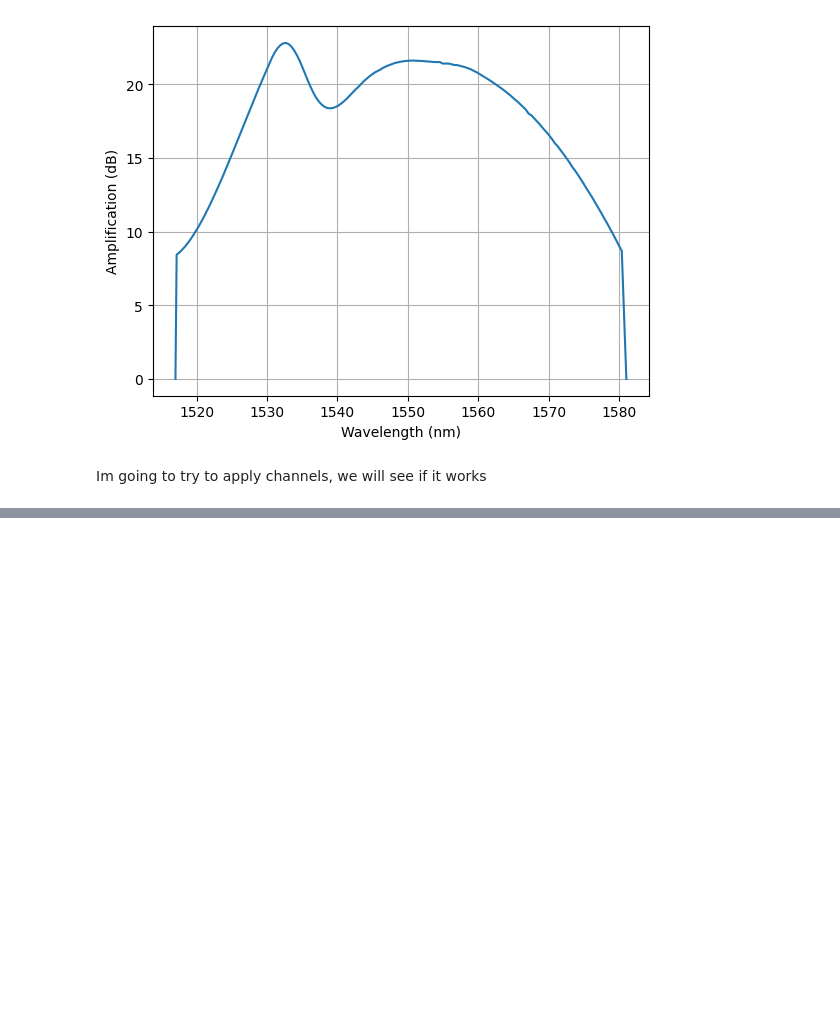
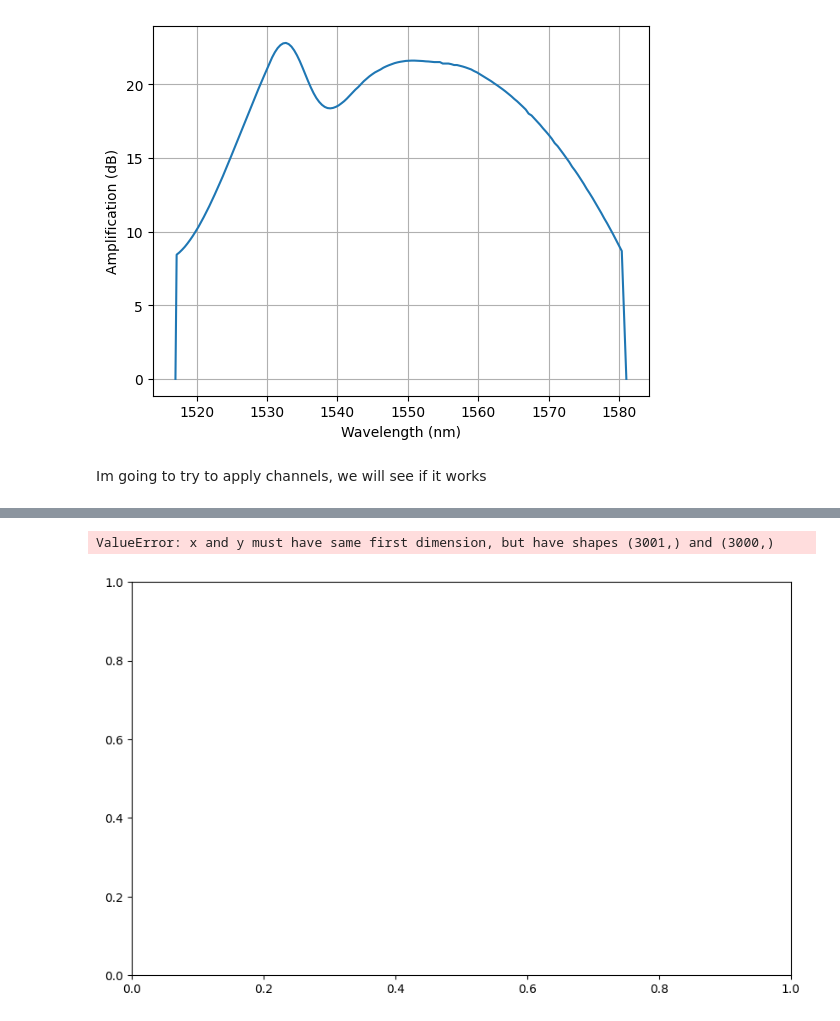
Before and after one commit to EnochYounceSAIC/FiberOptics, a Jupyter notebook: weektwo/channels_and_functions.ipynb, the cells around one changed output, grey strips where cells are left out. Cells and saved outputs as stored; diff of their text form; code cells hidden in the pictures; blank space fills up the shorter version.

```diff
--- a/weektwo/channels_and_functions.ipynb
+++ b/weektwo/channels_and_functions.ipynb
@@ -9,7 +9,7 @@ span = 100
 sps = 50
 symbol_rate = 10e9 #10 gigabauds
 EDFA_total_power = 15 #dbm
-lambda_light = 1545e-9
+lambda_light = 1543e-9
 f_light = 3e8/lambda_light
 #fiber data sheet used : https://www.corning.com/media/worldwide/coc/documents/Fiber/product-information-sheets/PI-1470-AEN.pdf
 dispersion = 18 #ps/nm/km
@@ -138,7 +194,7 @@ channeled_lambdas = np.zeros(channels)
 signals = np.zeros((channels, signal_length), dtype=complex)
 gain_weights = np.zeros(channels)
 channel_power = np.zeros(channels)
-
+total_chrom_dispersion = np.zeros((channels,length-1))
 def find_closest_numpy(data_array, target):
     idx = np.abs(data_array - target).argmin()
     return data_array[idx]
@@ -254,0 +327,21 @@ plt.show()
+# %%
+# Assuming distance_plot, dispersion_plot_ch1, and dispersion_plot_ch2 are already calculated
+# and contain the accumulated chromatic dispersion for the two channels over distance.
+
+plt.figure(figsize=(10, 6))
+plt.plot(distance, total_chrom_dispersion[0], label=f"lowest wavelength")
+plt.plot(distance, total_chrom_dispersion[69], label=f"highest wavelength")
+# Set labels and title
+plt.xlabel('Distance (km)')
+plt.ylabel('Accumulated Chromatic Dispersion (ps)')
+plt.title('Accumulated Chromatic Dispersion Along Fiber for Two Channels')
+
+# Add legend and grid
+plt.legend()
+plt.grid(True)
+
+# Display the plot
+plt.show()
+# %% [output]
+ValueError: x and y must have same first dimension, but have shapes (3001,) and (3000,)
+[figure, added]
```
Also changed, not shown: parts of 7 cells of this notebook.
